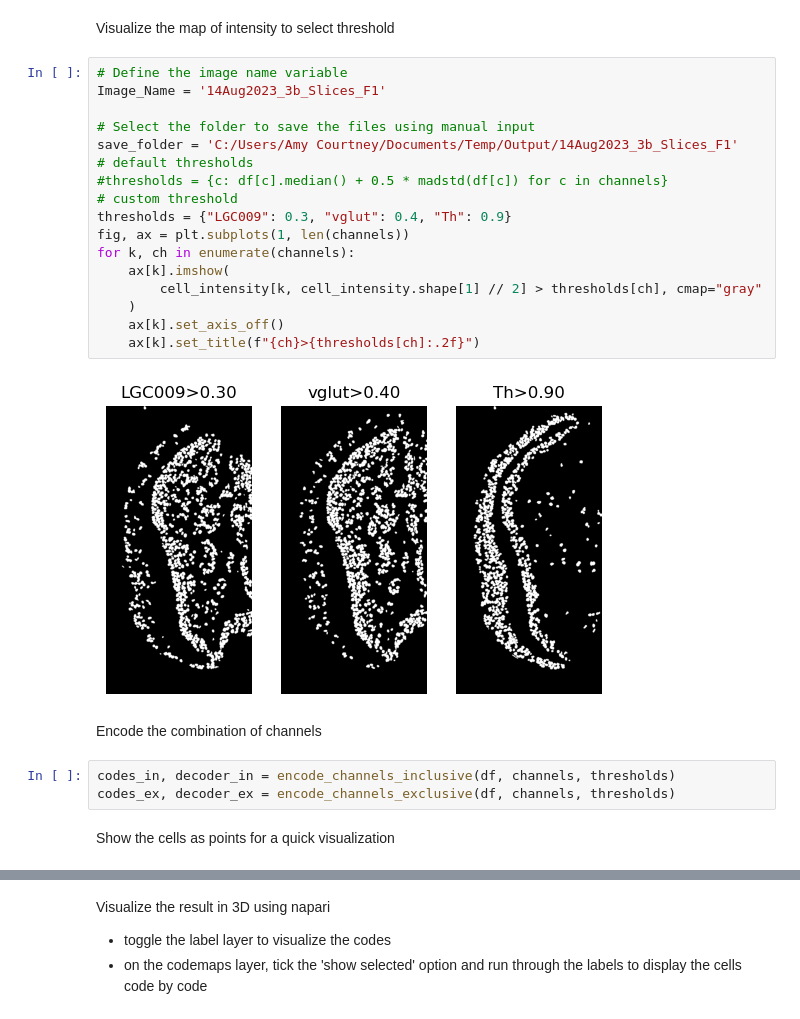
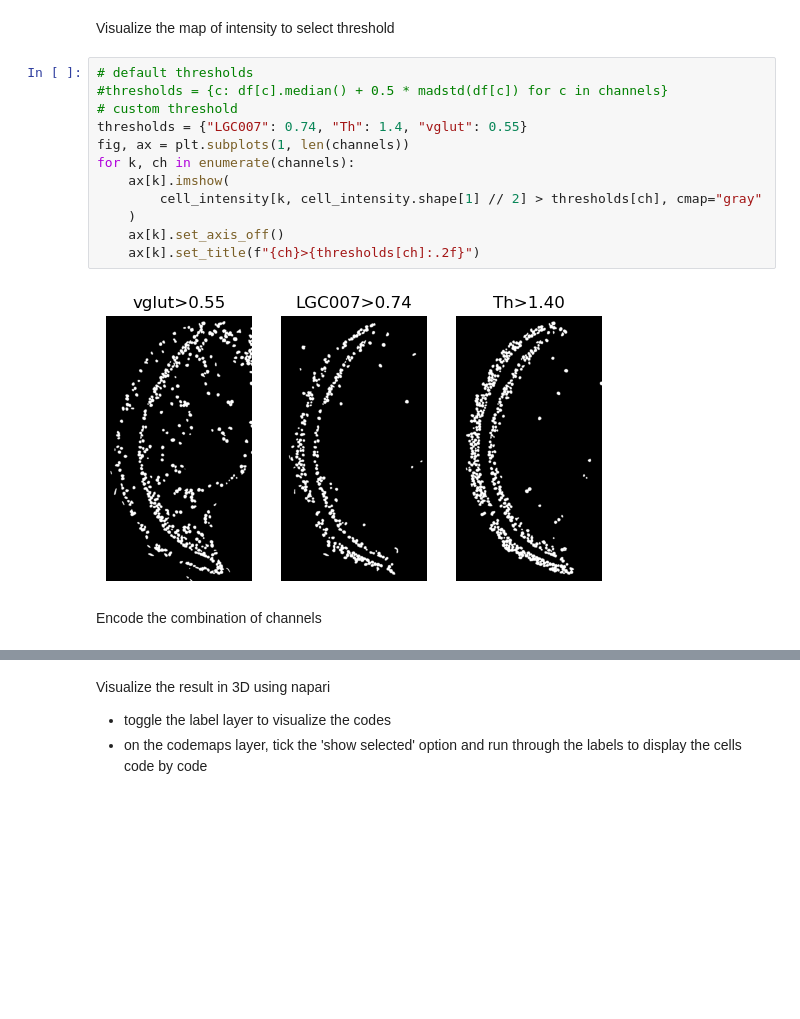
Before and after one commit to jboulanger/fish-octopus, a Jupyter notebook: 4_Visualization.ipynb, the cells around one changed output, grey strips where cells are left out. Saved outputs shown, nothing was run; the diff lists cells and outputs as text; blank space fills up the shorter version.

Commit message:
more plotting

```diff
--- a/4_Visualization.ipynb
+++ b/4_Visualization.ipynb
@@ -366,28 +370,18 @@ cell_intensity = map_intensity(labels, df, channels)
 # %% [markdown]
 Visualize the map of intensity to select threshold
 # %%
-# Define the image name variable
-Image_Name = '14Aug2023_3b_Slices_F1'
-
-# Select the folder to save the files using manual input
-save_folder = 'C:/Users/Amy Courtney/Documents/Temp/Output/14Aug2023_3b_Slices_F1'
 # default thresholds
 #thresholds = {c: df[c].median() + 0.5 * madstd(df[c]) for c in channels}
 # custom threshold
-thresholds = {"LGC009": 0.3, "vglut": 0.4, "Th": 0.9}
+thresholds = {"LGC007": 0.74, "Th": 1.4, "vglut": 0.55}
 fig, ax = plt.subplots(1, len(channels))
 for k, ch in enumerate(channels):
     ax[k].imshow(
         cell_intensity[k, cell_intensity.shape[1] // 2] > thresholds[ch], cmap="gray"
     )
     ax[k].set_axis_off()
     ax[k].set_title(f"{ch}>{thresholds[ch]:.2f}")
 # %% [output]
-[figure, old version]
+[figure, new version]
 # %% [markdown]
 Encode the combination of channels
-# %%
-codes_in, decoder_in = encode_channels_inclusive(df, channels, thresholds)
-codes_ex, decoder_ex = encode_channels_exclusive(df, channels, thresholds)
-# %% [markdown]
-Show the cells as points for a quick visualization
```
Also changed, not shown: parts of 28 cells of this notebook.
